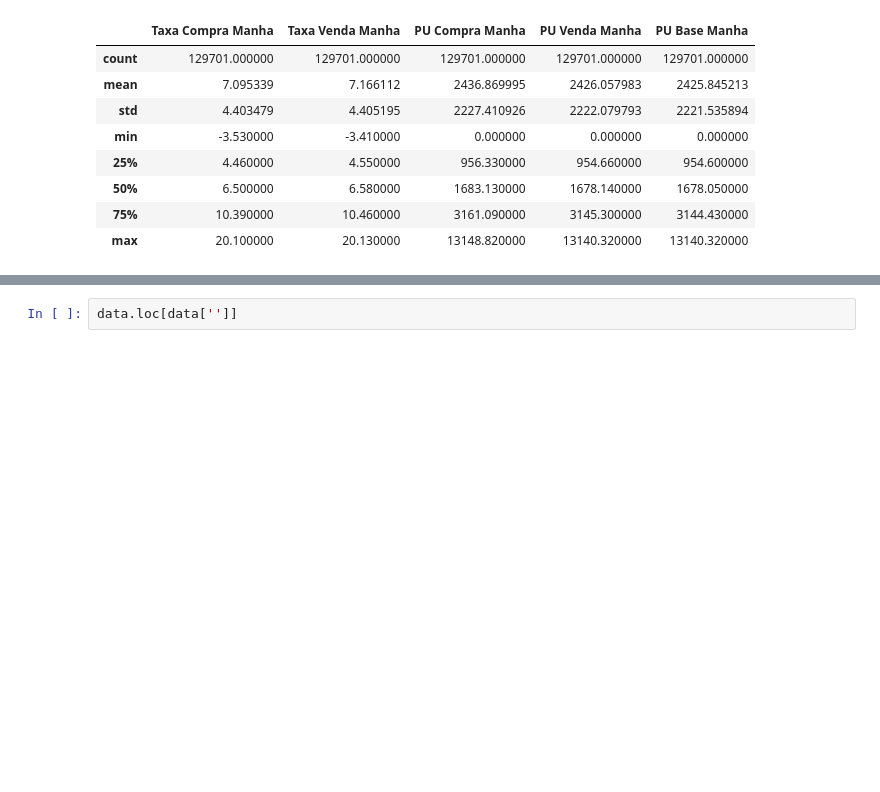
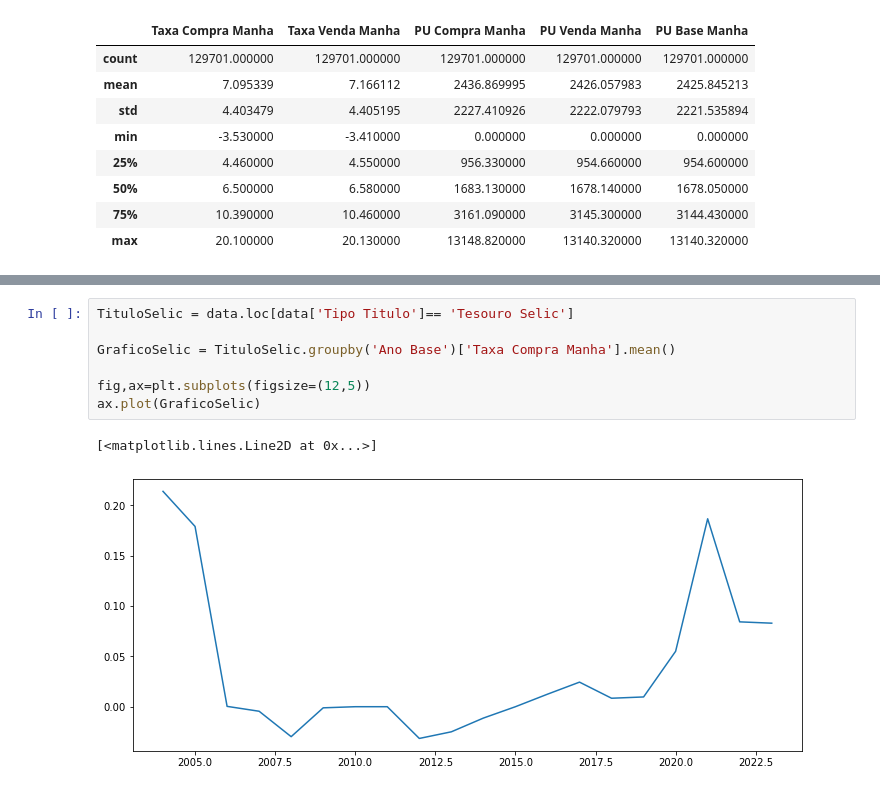
Before and after one commit to MatheusLopesA95/OpenDataGov, a Jupyter notebook: AnaliseExploratoria.ipynb, the cells around one changed output, grey strips where cells are left out. Cells and saved outputs as stored; diff of their text form; blank space fills up the shorter version.

Commit message:
Gráfico Teste
Utilizei o gráfico da taxa selic para aprender como mexe no matplotlib

```diff
--- a/AnaliseExploratoria.ipynb
+++ b/AnaliseExploratoria.ipynb
@@ -134,2 +135,10 @@ TypeError: Could not convert 0,000,120,240,330,3817,7418,3618,5518,4718,1317,678
-# %%
-data.loc[data['']]
+# %%
+TituloSelic = data.loc[data['Tipo Titulo']== 'Tesouro Selic']
+
+GraficoSelic = TituloSelic.groupby('Ano Base')['Taxa Compra Manha'].mean()
+
+fig,ax=plt.subplots(figsize=(12,5))
+ax.plot(GraficoSelic)
+# %% [output]
+[<matplotlib.lines.Line2D at 0x...>]
+[figure, added]
```
Also changed, not shown: parts of 5 cells of this notebook.
